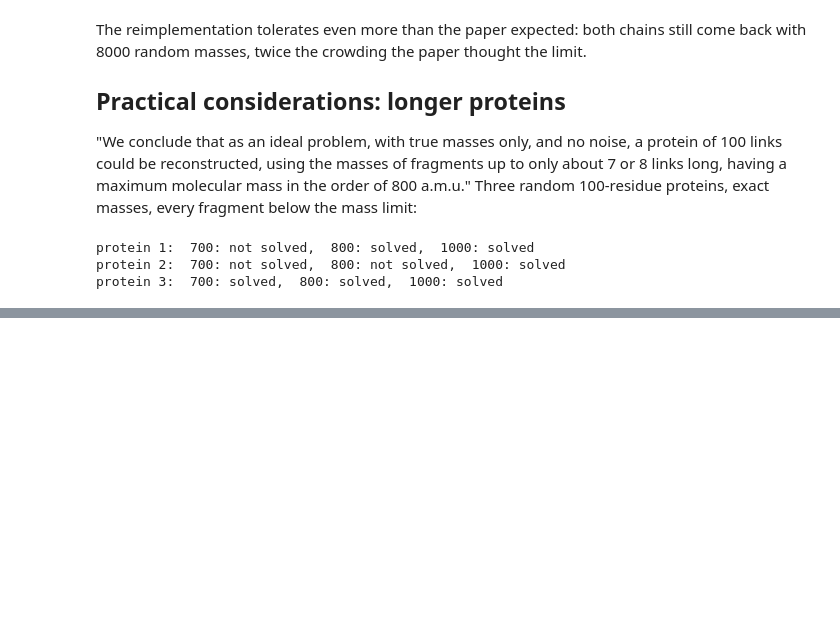
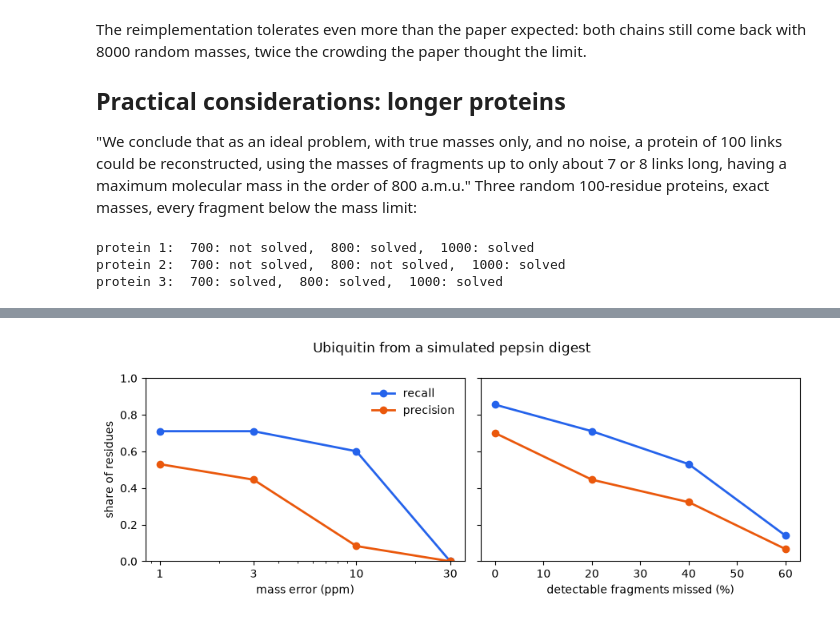
Before and after one commit to BioGeek/MASSPEC, a Jupyter notebook: notebooks/masspec_1970.ipynb, the cells around one changed output, grey strips where cells are left out. Drawn from its saved outputs; the diff is of its cells as text; code cells hidden in the pictures; blank space fills up the shorter version.

```diff
--- a/notebooks/masspec_1970.ipynb
+++ b/notebooks/masspec_1970.ipynb
@@ -887,0 +1009,41 @@ overlapping fragments the method lives on.
+# %%
+def reconstruct(ppm, dropout):
+    # mean recall and precision over three simulated digests
+    recalls, precisions = [], []
+    for seed in (0, 1, 2):
+        simulated = simulate(UBIQUITIN, enzyme="pepsin", ppm=ppm,
+                             dropout=dropout, alkylated=False, seed=seed)
+        result = run_extend(FastObserved(simulated.masses, 3 * ppm),
+                            PRESENT_DAY)
+        scored = score(assemble(result.contigs), simulated.protein)
+        recalls.append(scored["recall_exact"])
+        precisions.append(scored["precision_exact"])
+    return sum(recalls) / 3, sum(precisions) / 3
+
+
+ppm_levels = [1, 3, 10, 30]
+dropout_levels = [0.0, 0.2, 0.4, 0.6]
+by_ppm = [reconstruct(ppm, 0.2) for ppm in ppm_levels]
+by_dropout = [reconstruct(3.0, dropout) for dropout in dropout_levels]
+
+figure, (left, right) = plt.subplots(1, 2, figsize=(9, 3.4), sharey=True)
+for axes, levels, results, label in (
+    (left, ppm_levels, by_ppm, "mass error (ppm)"),
+    (right, [100 * level for level in dropout_levels], by_dropout,
+     "detectable fragments missed (%)"),
+):
+    axes.plot(levels, [recall for recall, _ in results], marker="o",
+              color="#2563eb", lw=2, label="recall")
+    axes.plot(levels, [precision for _, precision in results], marker="o",
+              color="#ea580c", lw=2, label="precision")
+    axes.set_xlabel(label)
+    axes.set_ylim(0, 1)
+left.set_xscale("log")
+left.set_xticks(ppm_levels, [str(level) for level in ppm_levels])
+left.set_ylabel("share of residues")
+left.legend(frameon=False)
+figure.suptitle("Ubiquitin from a simulated pepsin digest")
+plt.tight_layout()
+plt.show()
+# %% [output]
+[figure, added]
```
Also changed, not shown: parts of 12 cells of this notebook, 1 other file.
